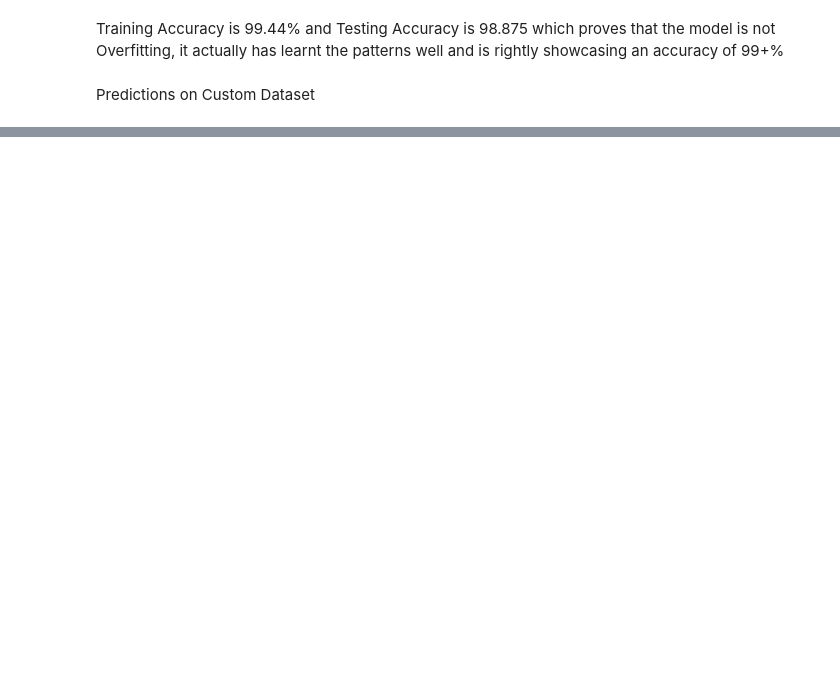
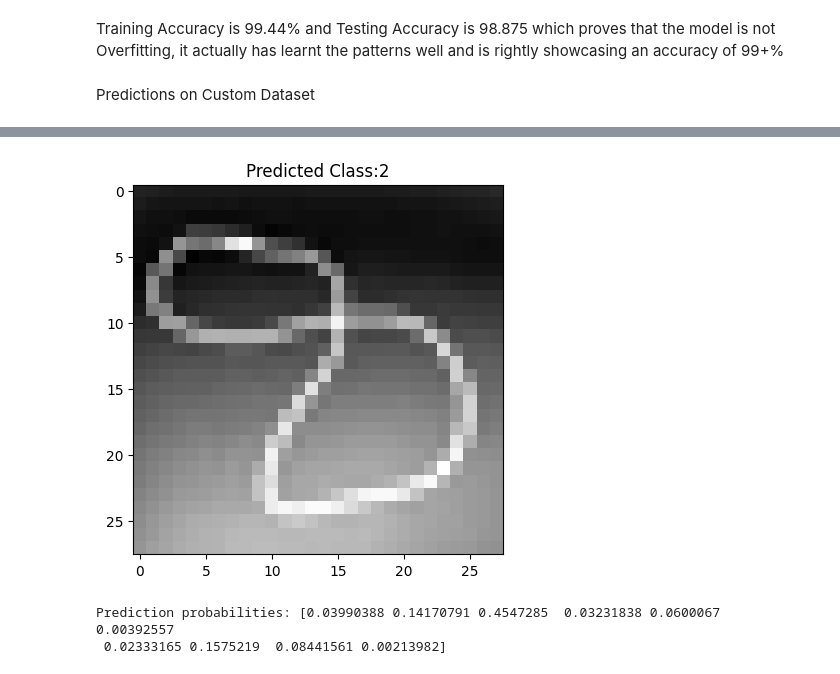
Before and after one commit to aashokggupta/aiml_sample, a Jupyter notebook: Multi_Class_Image_Classifier_using_CNN+.ipynb, the cells around one changed output, grey strips where cells are left out. Saved outputs shown, nothing was run; the diff lists cells and outputs as text; code cells hidden in the pictures; blank space fills up the shorter version.

```diff
--- a/Multi_Class_Image_Classifier_using_CNN+.ipynb
+++ b/Multi_Class_Image_Classifier_using_CNN+.ipynb
@@ -193,3 +214,33 @@ print("Test Accuracy:",test_accuracy)
 Training Accuracy is 99.44% and Testing Accuracy is 98.875 which proves that the model is not Overfitting, it actually has learnt the patterns well and is rightly showcasing an accuracy of 99+%
 # %% [markdown]
 Predictions on Custom Dataset
+# %%
+upload=files.upload()
+
+for fname in upload.keys():
+  img=Image.open(fname)
+
+  #Step1: Convert the image to Greyscale
+  img_gray=img.convert('L')
+
+  #Step2: Resize the image to 28x28
+  img_resized=img_gray.resize((28,28))
+
+  #Step3: Converting the image to pixels (numpy arrays)
+  img_pixels=np.array(img_resized)
+
+  #Step4: Normalizing the image
+  img_norm=img_pixels.astype('float32')/255.0
+
+  #Step5: Add a channel
+  image_ready=img_norm.reshape(1,28,28,1) #where 1 is the channel, 28, 28 is the dimention and 1 is for filter
+
+  pred=model.predict(image_ready)
+  pred_class=np.argmax(pred)
+
+  #show what the model has received
+  plt.imshow(img_norm,cmap='gray')
+  plt.title(f"Predicted Class:{pred_class}")
+  plt.show()
+  print("Prediction probabilities:",pred[0])
+# %% [output]
@@ -195,0 +250,3 @@ Predictions on Custom Dataset
+[figure, added]
+Prediction probabilities: [0.03990388 0.14170791 0.4547285  0.03231838 0.0600067  0.00392557
+ 0.02333165 0.1575219  0.08441561 0.00213982]
```
Also changed, not shown: parts of 4 cells of this notebook.
